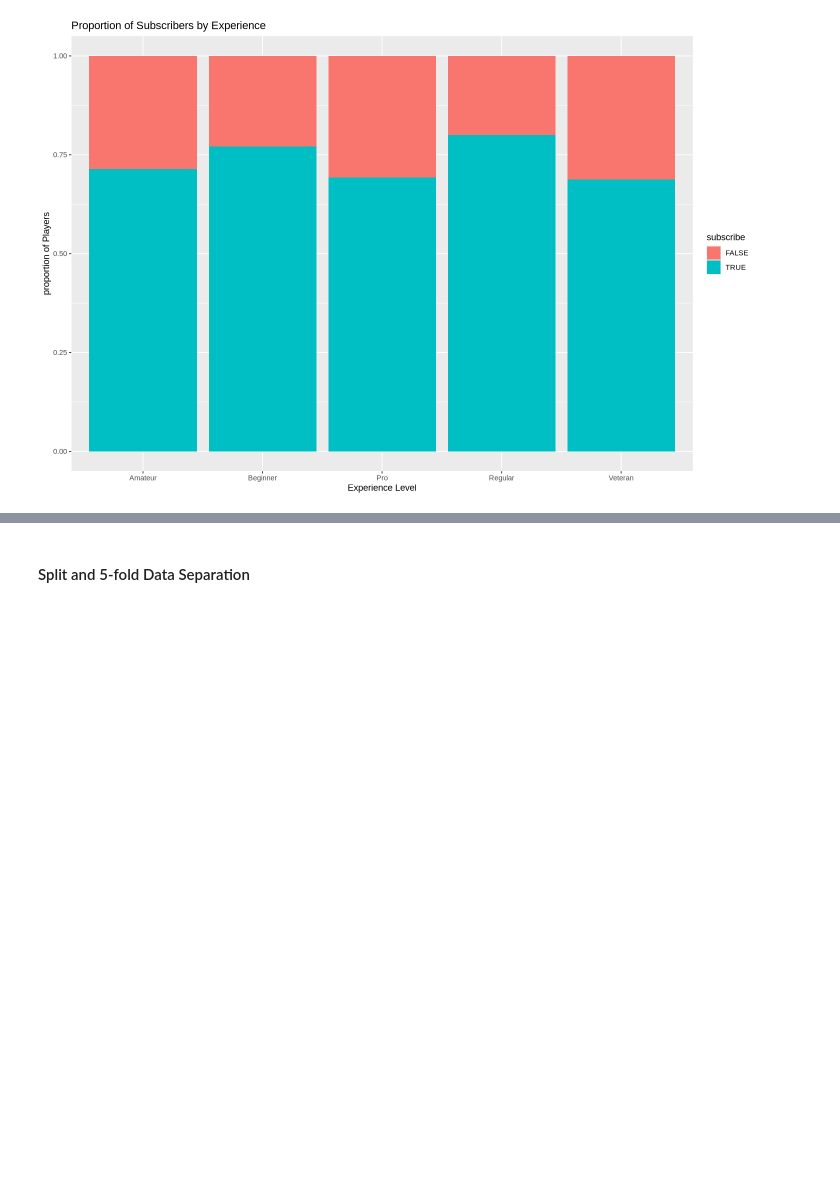
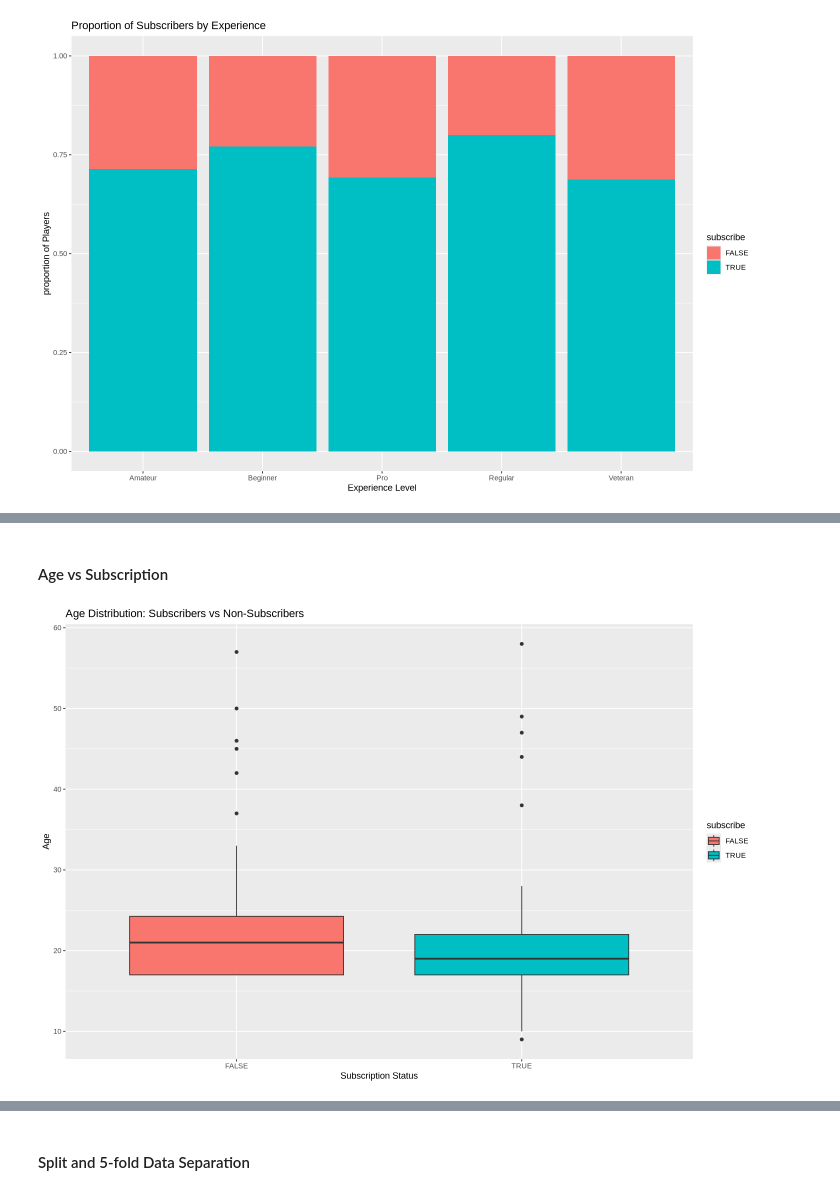
Before and after one commit to PraiseBeTheSun/DSCI-100-GROUP-PROJECT, a Jupyter notebook: DSCI Group 11 project.ipynb, the cells around one changed output, grey strips where cells are left out. Cells and saved outputs as stored; diff of their text form; code cells hidden in the pictures; blank space fills up the shorter version.

Commit message:
Background and Plot

```diff
--- a/DSCI Group 11 project.ipynb
+++ b/DSCI Group 11 project.ipynb
@@ -133,0 +170,10 @@ labs(title = "Proportion of Subscribers by Experience", x = "Experience Level",
+# %% [markdown]
+#### Age vs Subscription
+# %%
+ggplot(player_data, aes(x = subscribe, y = Age, fill = subscribe)) +
+  geom_boxplot() +
+  labs(title = "Age Distribution: Subscribers vs Non-Subscribers",
+       x = "Subscription Status",
+       y = "Age")
+# %% [output]
+[figure, added]
```
Also changed, not shown: parts of 7 cells of this notebook.
